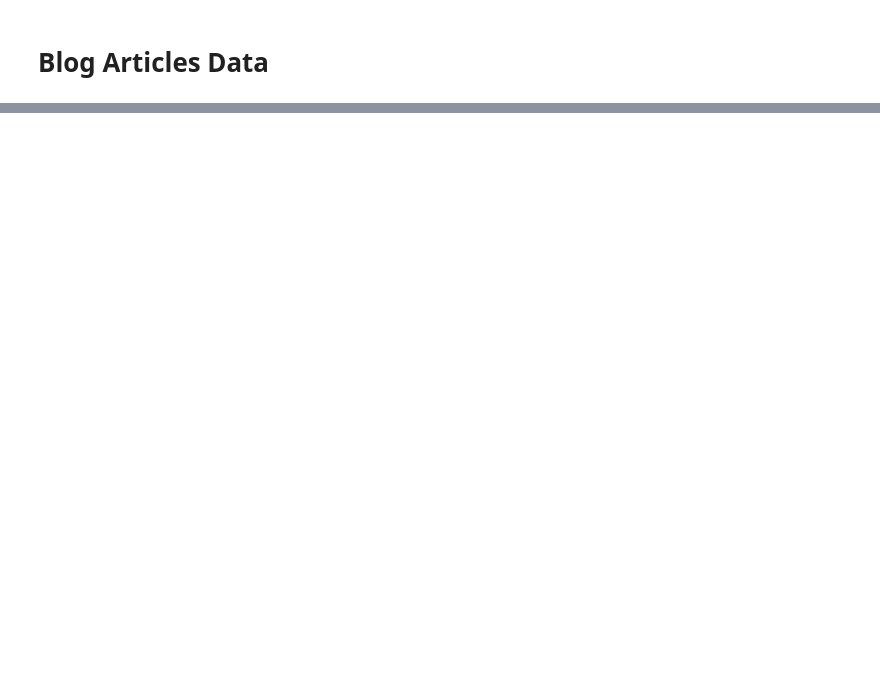
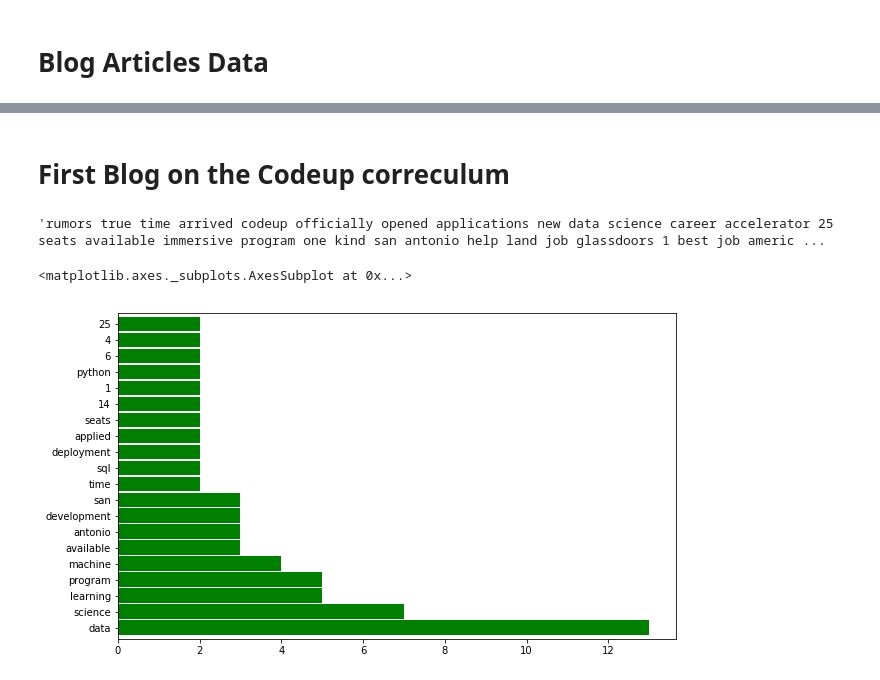
Before and after one commit to escalante-eric/ds-methodologies-exercises, a Jupyter notebook: NLP/explore.ipynb, the cells around one changed output, grey strips where cells are left out. Saved outputs shown, nothing was run; the diff lists cells and outputs as text; code cells hidden in the pictures; blank space fills up the shorter version.

```diff
--- a/NLP/explore.ipynb
+++ b/NLP/explore.ipynb
@@ -159,0 +156,5 @@ OSError: [E050] Can't find model 'en'. It doesn't seem to be a shortcut link, a
+# %%
+data = prepare_article_data(get_blog_articles())
+# %%
+blog = pd.DataFrame.from_dict(data)
+blog
@@ -159,0 +192,14 @@ OSError: [E050] Can't find model 'en'. It doesn't seem to be a shortcut link, a
+# %% [markdown]
+# First Blog on the Codeup correculum
+# %%
+blog_words = blog.loc[:,"clean"][0]
+blog_words
+# %% [output]
+'rumors true time arrived codeup officially opened applications new data science career accelerator 25 seats available immersive program one kind san antonio help land job glassdoors 1 best job americ ...
+# %%
+blog_frequency = pd.Series(blog_words.split()).value_counts(ascending=False).head(20)
+# %%
+blog_frequency.plot.barh(width=.9, color='green', figsize=(10,6))
+# %% [output]
+<matplotlib.axes._subplots.AxesSubplot at 0x...>
+[figure, added]
```
Also changed, not shown: parts of 11 cells of this notebook, 4 other files.
